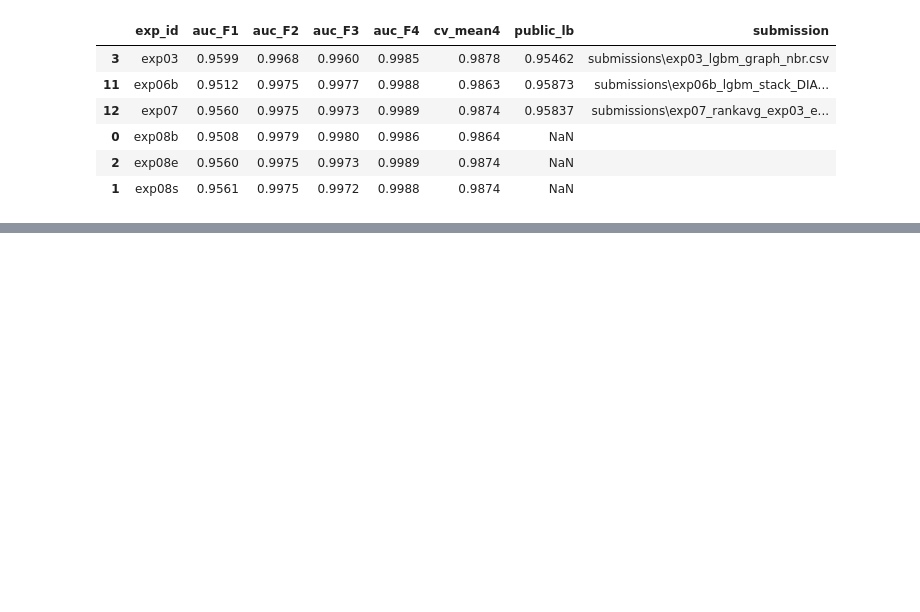
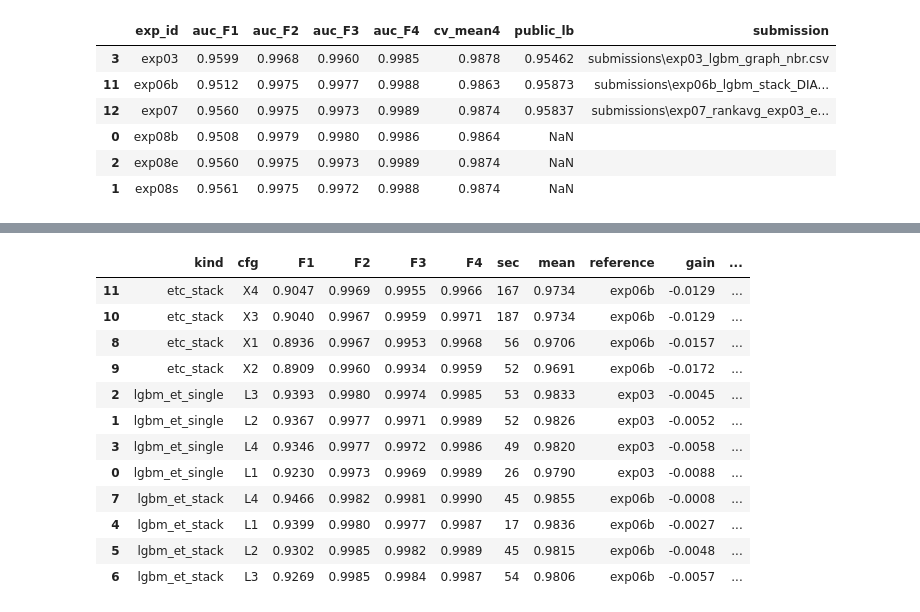
Before and after one commit to tanbeng123/bt4012-e1139091-kaggle-2026, a Jupyter notebook: bt4012_solution.ipynb, the cells around one changed output, grey strips where cells are left out. Saved outputs shown, nothing was run; the diff lists cells and outputs as text; code cells hidden in the pictures; blank space fills up the shorter version.

Commit message:
Section 13: LightGBM extra_trees and ExtraTreesClassifier ensemble member (none accepted)

```diff
--- a/bt4012_solution.ipynb
+++ b/bt4012_solution.ipynb
@@ -1030,0 +1045,64 @@ no tuned candidate met the acceptance rule; exp06b / exp07 remain the candidates
+# %%
+from sklearn.ensemble import ExtraTreesClassifier
+
+ET_CACHE = Path('tuning_et_results.csv')       # delete to rerun this search
+RUN_ET = not ET_CACHE.exists()
+FILL = -999.0                                  # missing neighbour aggregates for ExtraTreesClassifier
+
+LGB_ET_GRID = {
+    'L1': dict(extra_trees=True),
+    'L2': dict(extra_trees=True, n_estimators=300, learning_rate=0.05),
+    'L3': dict(extra_trees=True, n_estimators=500, learning_rate=0.05, colsample_bytree=0.6),
+    'L4': dict(extra_trees=True, n_estimators=300, learning_rate=0.05, min_child_samples=50),
+}
+ETC_GRID = {
+    'X1': dict(max_features='sqrt', min_samples_leaf=1),
+    'X2': dict(max_features='sqrt', min_samples_leaf=5),
+    'X3': dict(max_features=0.3, min_samples_leaf=1),
+    'X4': dict(max_features=0.3, min_samples_leaf=5),
+}
+
+def lgb_et_params(k):
+    return {**DEFAULT_PARAMS, **LGB_ET_GRID[k]}
+
+def make_etc(k):
+    return ExtraTreesClassifier(n_estimators=500, n_jobs=-1, random_state=SEED, **ETC_GRID[k])
+
+def fold_preds_etc(k):
+    # ExtraTreesClassifier on the two-stage feature set, default model-A scores rebuilt per fold
+    out = {}
+    for f, (tr_steps, _) in ALL_FOLDS.items():
+        tr = lab_x[lab_x.time_step.isin(tr_steps)].join(NBS_DEFAULT[f], on='txId')
+        va = va4[f].join(NBS_DEFAULT[f], on='txId')
+        model = make_etc(k).fit(tr[STACK_COLS].fillna(FILL), tr['label'])
+        out[f] = model.predict_proba(va[STACK_COLS].fillna(FILL))[:, 1]
+    return out
+
+KINDS = {   # kind: (fold-prediction function, grid, reference experiment)
+    'lgbm_et_single': (lambda k: fold_preds_single_p(lgb_et_params(k)), LGB_ET_GRID, 'exp03'),
+    'lgbm_et_stack': (lambda k: fold_preds_b(lgb_et_params(k)), LGB_ET_GRID, 'exp06b'),
+    'etc_stack': (fold_preds_etc, ETC_GRID, 'exp06b'),
+}
+
+et_preds = {}
+if RUN_ET:
+    rows = []
+    for kind, (fn, grid, _) in KINDS.items():
+        for k in grid:
+            t0 = time.time()
+            et_preds[(kind, k)] = fn(k)
+            res = fold_aucs(et_preds[(kind, k)])
+            rows.append({'kind': kind, 'cfg': k, **res, 'sec': round(time.time() - t0)})
+            print(kind, k, {f: round(v, 4) for f, v in res.items()}, f"{rows[-1]['sec']}s")
+    et_tune = pd.DataFrame(rows)
+    et_tune.to_csv(ET_CACHE, index=False)
+else:
+    et_tune = pd.read_csv(ET_CACHE)
+    print(f'loaded cached results from {ET_CACHE}')
+
+et_tune['mean'] = et_tune[list(ALL_FOLDS)].mean(axis=1)
+et_tune['reference'] = et_tune.kind.map({k: v[2] for k, v in KINDS.items()})
+checks = [tuned_ok(r[list(ALL_FOLDS)].to_dict(), REF[r.reference]) for _, r in et_tune.iterrows()]
+et_tune['gain'], et_tune['worst_fold'], et_tune['accepted'] = [c[1] for c in checks], [c[2] for c in checks], [c[0] for c in checks]
+et_tune.sort_values(['kind', 'mean'], ascending=[True, False]).round(4)
+# %% [output]
@@ -1030,0 +1121,13 @@ no tuned candidate met the acceptance rule; exp06b / exp07 remain the candidates
+|  | kind | cfg | F1 | F2 | F3 | F4 | sec | mean | reference | gain | ... |
+| 11 | etc_stack | X4 | 0.9047 | 0.9969 | 0.9955 | 0.9966 | 167 | 0.9734 | exp06b | -0.0129 | ... |
+| 10 | etc_stack | X3 | 0.9040 | 0.9967 | 0.9959 | 0.9971 | 187 | 0.9734 | exp06b | -0.0129 | ... |
+| 8 | etc_stack | X1 | 0.8936 | 0.9967 | 0.9953 | 0.9968 | 56 | 0.9706 | exp06b | -0.0157 | ... |
+| 9 | etc_stack | X2 | 0.8909 | 0.9960 | 0.9934 | 0.9959 | 52 | 0.9691 | exp06b | -0.0172 | ... |
+| 2 | lgbm_et_single | L3 | 0.9393 | 0.9980 | 0.9974 | 0.9985 | 53 | 0.9833 | exp03 | -0.0045 | ... |
+| 1 | lgbm_et_single | L2 | 0.9367 | 0.9977 | 0.9971 | 0.9989 | 52 | 0.9826 | exp03 | -0.0052 | ... |
+| 3 | lgbm_et_single | L4 | 0.9346 | 0.9977 | 0.9972 | 0.9986 | 49 | 0.9820 | exp03 | -0.0058 | ... |
+| 0 | lgbm_et_single | L1 | 0.9230 | 0.9973 | 0.9969 | 0.9989 | 26 | 0.9790 | exp03 | -0.0088 | ... |
+| 7 | lgbm_et_stack | L4 | 0.9466 | 0.9982 | 0.9981 | 0.9990 | 45 | 0.9855 | exp06b | -0.0008 | ... |
+| 4 | lgbm_et_stack | L1 | 0.9399 | 0.9980 | 0.9977 | 0.9987 | 17 | 0.9836 | exp06b | -0.0027 | ... |
+| 5 | lgbm_et_stack | L2 | 0.9302 | 0.9985 | 0.9982 | 0.9989 | 45 | 0.9815 | exp06b | -0.0048 | ... |
+| 6 | lgbm_et_stack | L3 | 0.9269 | 0.9985 | 0.9984 | 0.9987 | 54 | 0.9806 | exp06b | -0.0057 | ... |
```
Also changed, not shown: parts of 16 cells of this notebook, 2 other files.
